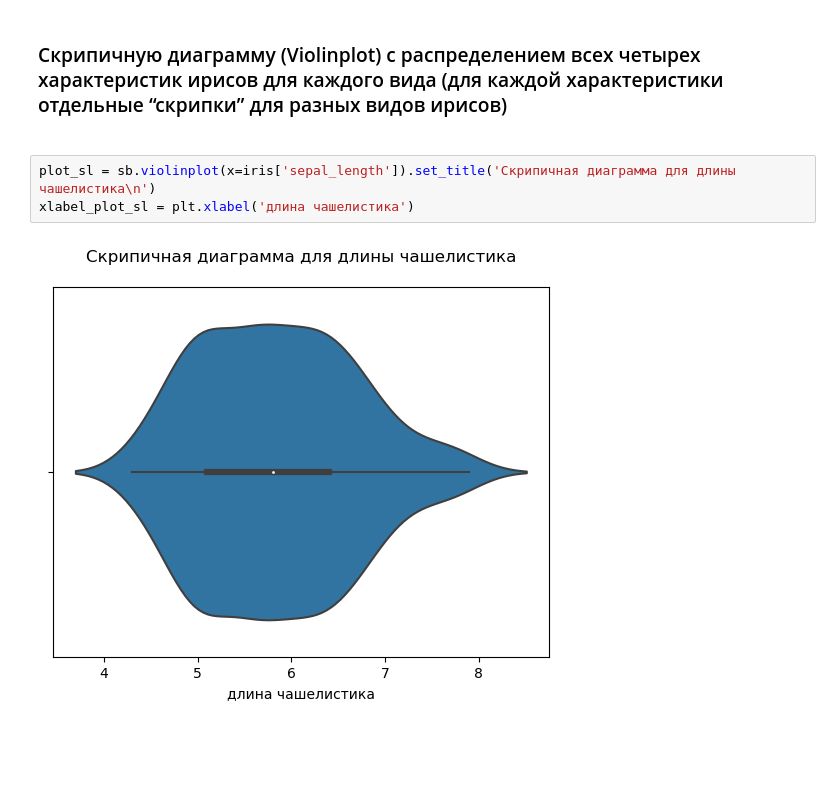
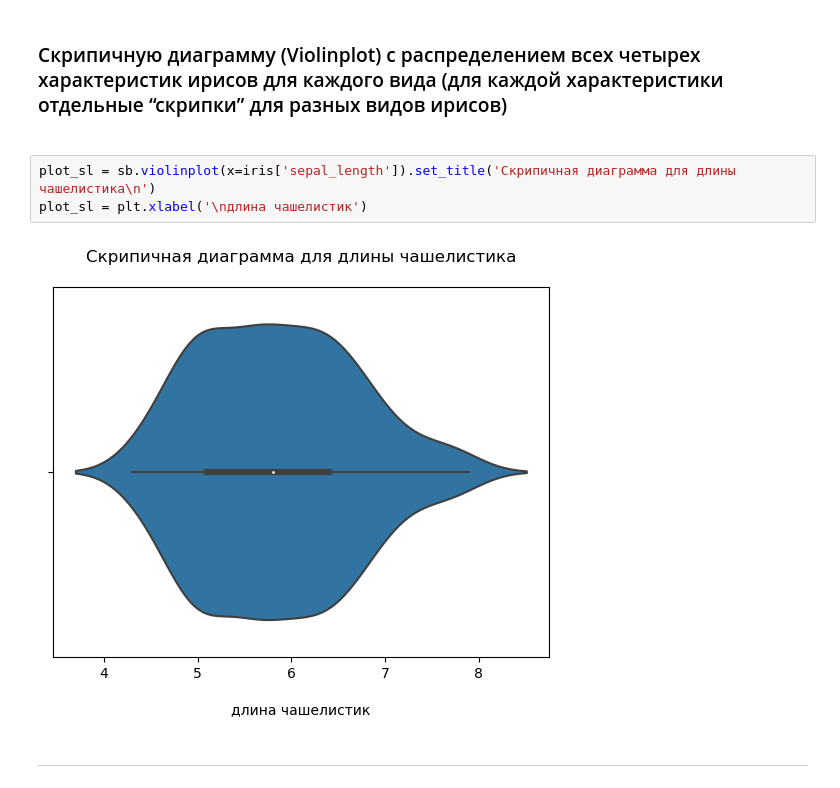
Before and after one commit to YaPP-BMSTU/yapp_labs_Renat, a Jupyter notebook: anaconda/jupiter/task1.ipynb, the cells around one changed output. Cells and saved outputs as stored; diff of their text form; blank space fills up the shorter version.

```diff
--- a/anaconda/jupiter/task1.ipynb
+++ b/anaconda/jupiter/task1.ipynb
@@ -53,8 +60,10 @@ sb.pairplot(iris)
 <h3>Скрипичную диаграмму (Violinplot) с распределением всех четырех характеристик ирисов для каждого вида (для каждой характеристики отдельные “скрипки” для разных видов ирисов)<h3/>
 # %%
 plot_sl = sb.violinplot(x=iris['sepal_length']).set_title('Скрипичная диаграмма для длины чашелистика\n')
-xlabel_plot_sl = plt.xlabel('длина чашелистика')
+plot_sl = plt.xlabel('\nдлина чашелистик')
 # %% [output]
-[figure, old version]
+[figure, new version]
+# %% [markdown]
+___
 # %%
 plot_sw = sb.violinplot(x=iris['sepal_width']).set_title('Скрипичная диаграмма для ширины чашелистика\n')
```
Also changed, not shown: parts of 11 cells of this notebook, 1 other file.
